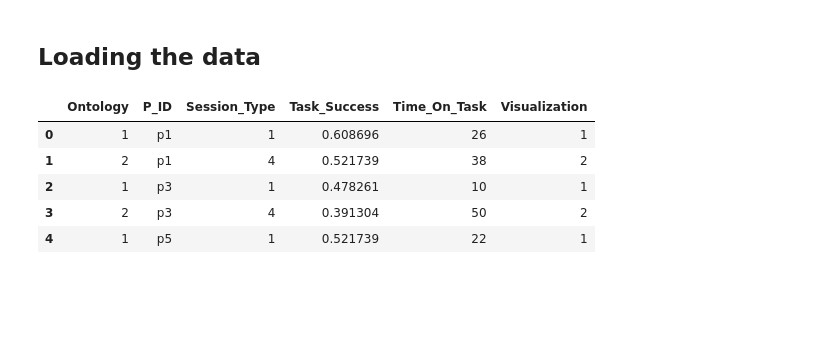
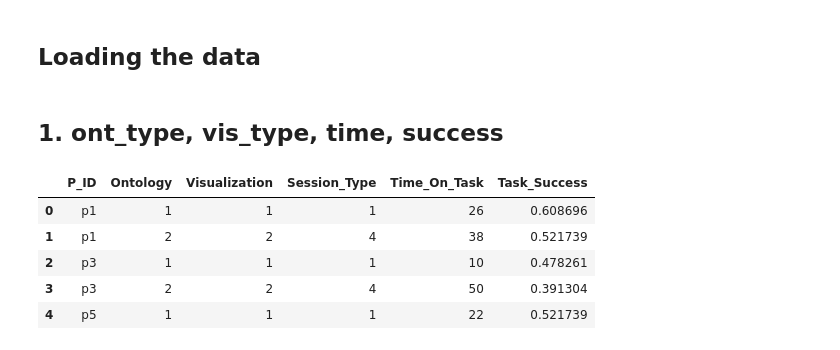
Before and after one commit to Lazer7/Eye_Visualization, a Jupyter notebook: Data/overview_data/overview_data_processor.ipynb, the cells around one changed output. Drawn from its saved outputs; the diff is of its cells as text; code cells hidden in the pictures; blank space fills up the shorter version.

```diff
--- a/Data/overview_data/overview_data_processor.ipynb
+++ b/Data/overview_data/overview_data_processor.ipynb
@@ -102,14 +107,23 @@ import warnings
 warnings.filterwarnings("ignore")
 # %% [markdown]
 ## Loading the data
-# %%
-session_df = pd.read_json ('tweakedData/participant_data.json')
-session_df.head(5)
-# %% [output]
-|  | Ontology | P_ID | Session_Type | Task_Success | Time_On_Task | Visualization |
-| 0 | 1 | p1 | 1 | 0.608696 | 26 | 1 |
-| 1 | 2 | p1 | 4 | 0.521739 | 38 | 2 |
-| 2 | 1 | p3 | 1 | 0.478261 | 10 | 1 |
-| 3 | 2 | p3 | 4 | 0.391304 | 50 | 2 |
-| 4 | 1 | p5 | 1 | 0.521739 | 22 | 1 |
+# %% [markdown]
+## 1. ont_type, vis_type, time, success
+# %%
+df = pd.read_json ('tweakedData/participant_data.json')
+# df.rename(columns = {'P_ID':'pid',
+#                      'Ontology': 'ont_type',
+#                      'Visualization': 'vis_type',
+#                      'Session_Type': 'session_type',
+#                      'Time_On_Task': 'time',
+#                      'Task_Success': 'success'}, inplace = True)
+df = df[['P_ID','Ontology','Visualization','Session_Type','Time_On_Task','Task_Success']]
+df.head(5)
+# %% [output]
+|  | P_ID | Ontology | Visualization | Session_Type | Time_On_Task | Task_Success |
+| 0 | p1 | 1 | 1 | 1 | 26 | 0.608696 |
+| 1 | p1 | 2 | 2 | 4 | 38 | 0.521739 |
+| 2 | p3 | 1 | 1 | 1 | 10 | 0.478261 |
+| 3 | p3 | 2 | 2 | 4 | 50 | 0.391304 |
+| 4 | p5 | 1 | 1 | 1 | 22 | 0.521739 |
 # %%
```
Also changed, not shown: parts of 30 cells of this notebook.
